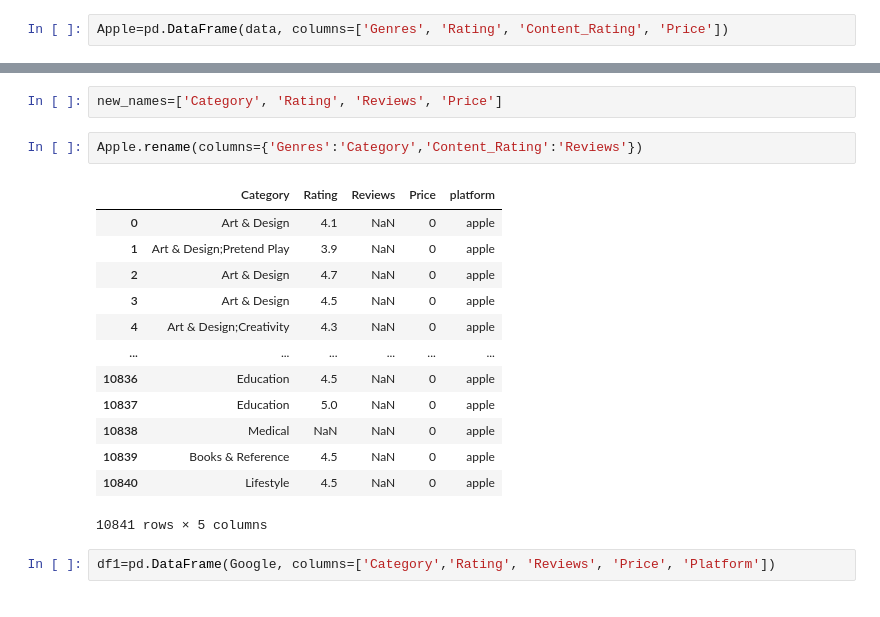
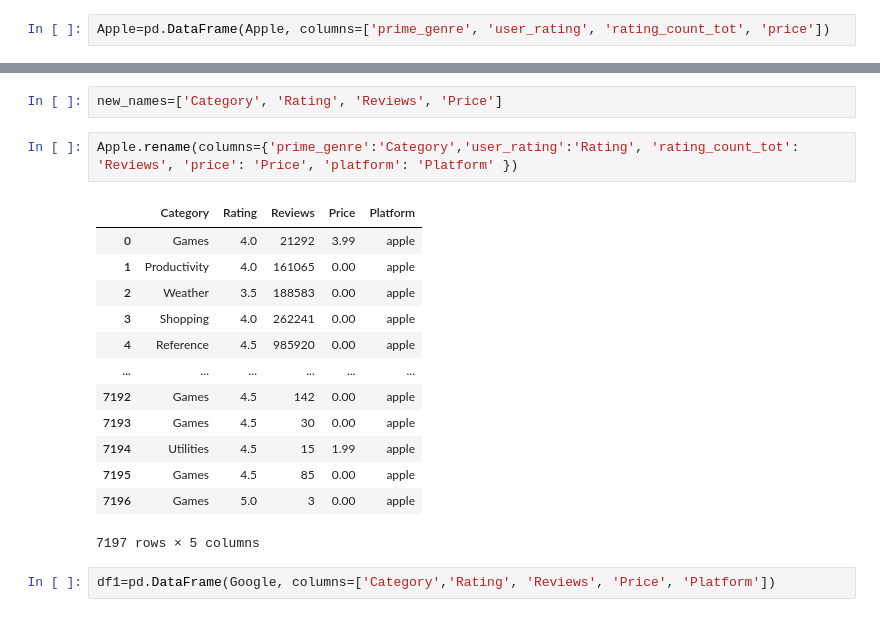
Before and after one commit to lfila19/KUGLE_3, a Jupyter notebook: KUGLE_3.ipynb, the cells around one changed output, grey strips where cells are left out. Drawn from its saved outputs; the diff is of its cells as text.

```diff
--- a/KUGLE_3.ipynb
+++ b/KUGLE_3.ipynb
@@ -67,7 +63,7 @@ Google
 | 10840 | LIFESTYLE | 4.5 | 398307 | 0 |
 10841 rows × 4 columns
 # %%
-Apple=pd.DataFrame(data, columns=['Genres', 'Rating', 'Content_Rating', 'Price'])
+Apple=pd.DataFrame(Apple, columns=['prime_genre', 'user_rating', 'rating_count_tot', 'price'])
 # %%
 Apple
 # %% [output]
@@ -328,20 +315,20 @@ old_names=Apple.columns
 # %%
 new_names=['Category', 'Rating', 'Reviews', 'Price']
 # %%
-Apple.rename(columns={'Genres':'Category','Content_Rating':'Reviews'})
+Apple.rename(columns={'prime_genre':'Category','user_rating':'Rating', 'rating_count_tot': 'Reviews', 'price': 'Price', 'platform': 'Platform' })
 # %% [output]
-|  | Category | Rating | Reviews | Price | platform |
-| 0 | Art & Design | 4.1 | NaN | 0 | apple |
-| 1 | Art & Design;Pretend Play | 3.9 | NaN | 0 | apple |
-| 2 | Art & Design | 4.7 | NaN | 0 | apple |
-| 3 | Art & Design | 4.5 | NaN | 0 | apple |
-| 4 | Art & Design;Creativity | 4.3 | NaN | 0 | apple |
+|  | Category | Rating | Reviews | Price | Platform |
+| 0 | Games | 4.0 | 21292 | 3.99 | apple |
+| 1 | Productivity | 4.0 | 161065 | 0.00 | apple |
+| 2 | Weather | 3.5 | 188583 | 0.00 | apple |
+| 3 | Shopping | 4.0 | 262241 | 0.00 | apple |
+| 4 | Reference | 4.5 | 985920 | 0.00 | apple |
 | ... | ... | ... | ... | ... | ... |
-| 10836 | Education | 4.5 | NaN | 0 | apple |
-| 10837 | Education | 5.0 | NaN | 0 | apple |
-| 10838 | Medical | NaN | NaN | 0 | apple |
-| 10839 | Books & Reference | 4.5 | NaN | 0 | apple |
-| 10840 | Lifestyle | 4.5 | NaN | 0 | apple |
+| 7192 | Games | 4.5 | 142 | 0.00 | apple |
+| 7193 | Games | 4.5 | 30 | 0.00 | apple |
+| 7194 | Utilities | 4.5 | 15 | 1.99 | apple |
+| 7195 | Games | 4.5 | 85 | 0.00 | apple |
+| 7196 | Games | 5.0 | 3 | 0.00 | apple |
-10841 rows × 5 columns
+7197 rows × 5 columns
 # %%
 df1=pd.DataFrame(Google, columns=['Category','Rating', 'Reviews', 'Price', 'Platform'])
```
Also changed, not shown: parts of 23 cells of this notebook.
